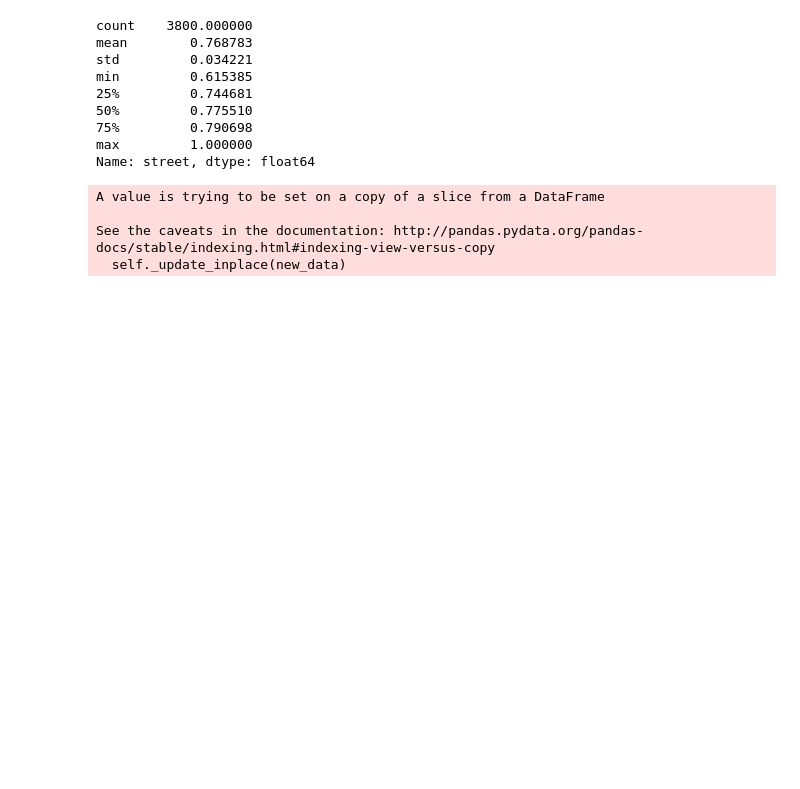
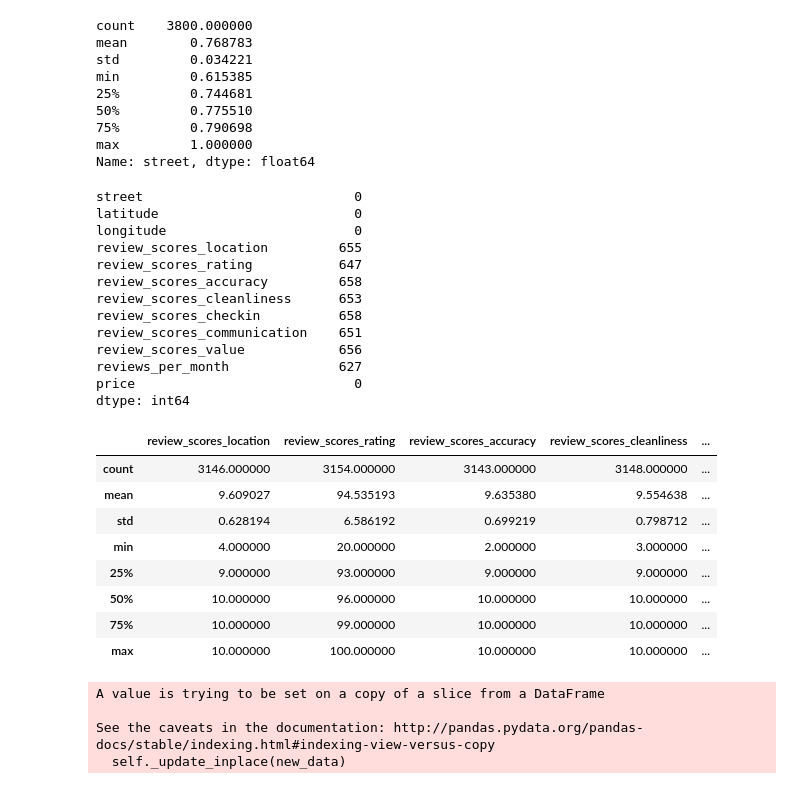
Before and after one commit to forSimulation/Udacity, a Jupyter notebook: DSNP/P1/location_VS_reviews.ipynb, the cells around one changed output. Cells and saved outputs as stored; diff of their text form; code cells hidden in the pictures; blank space fills up the shorter version.

Commit message:
add visual class and deal with nan resonable

```diff
--- a/DSNP/P1/location_VS_reviews.ipynb
+++ b/DSNP/P1/location_VS_reviews.ipynb
@@ -136,4 +168,37 @@ min         0.615385
 75%         0.790698
 max         1.000000
 Name: street, dtype: float64
+# %%
+# deal with nan.
+# The nan only shows up in these views, and their score distribution is concentrated.
+# People are influenced by the choices of others and tend to agree. So using a average to replace the nan.
+# On the other hand,we do not have much data (3800), if I drop them (600) , that would be a waste of data.
+print(data_selected.isnull().sum())
+data_no_outliers[['review_scores_location','review_scores_rating',
+                  'review_scores_accuracy', 'review_scores_cleanliness',
+                  'review_scores_checkin', 'review_scores_communication',
+                  'review_scores_value', 'reviews_per_month']].describe()
+# %% [output]
+street                           0
+latitude                         0
+longitude                        0
+review_scores_location         655
+review_scores_rating           647
+review_scores_accuracy         658
+review_scores_cleanliness      653
+review_scores_checkin          658
+review_scores_communication    651
+review_scores_value            656
+reviews_per_month              627
+price                            0
+dtype: int64
+|  | review_scores_location | review_scores_rating | review_scores_accuracy | review_scores_cleanliness | ... |
+| count | 3146.000000 | 3154.000000 | 3143.000000 | 3148.000000 | ... |
+| mean | 9.609027 | 94.535193 | 9.635380 | 9.554638 | ... |
+| std | 0.628194 | 6.586192 | 0.699219 | 0.798712 | ... |
+| min | 4.000000 | 20.000000 | 2.000000 | 3.000000 | ... |
+| 25% | 9.000000 | 93.000000 | 9.000000 | 9.000000 | ... |
+| 50% | 10.000000 | 96.000000 | 10.000000 | 10.000000 | ... |
+| 75% | 10.000000 | 99.000000 | 10.000000 | 10.000000 | ... |
+| max | 10.000000 | 100.000000 | 10.000000 | 10.000000 | ... |
 # %%
```
Also changed, not shown: parts of 6 cells of this notebook.
